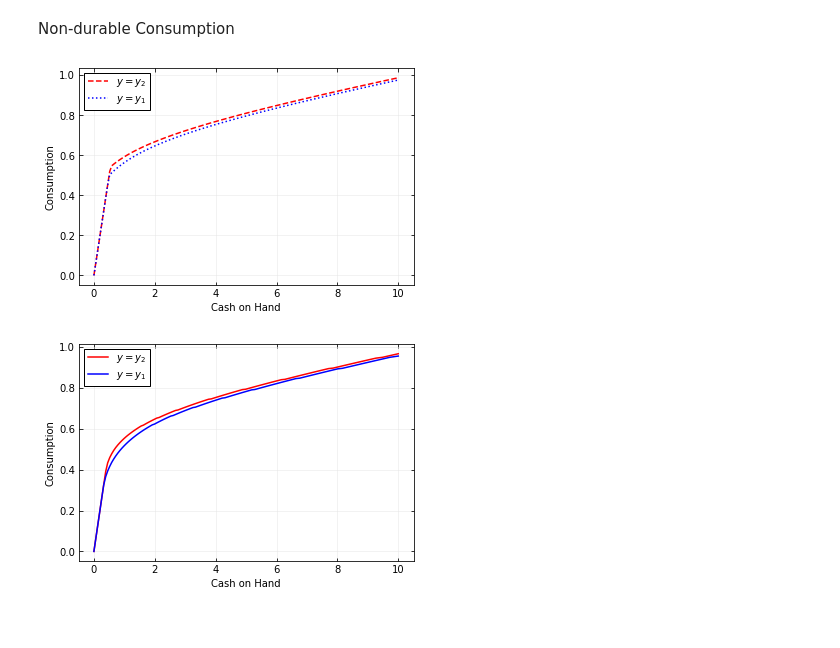
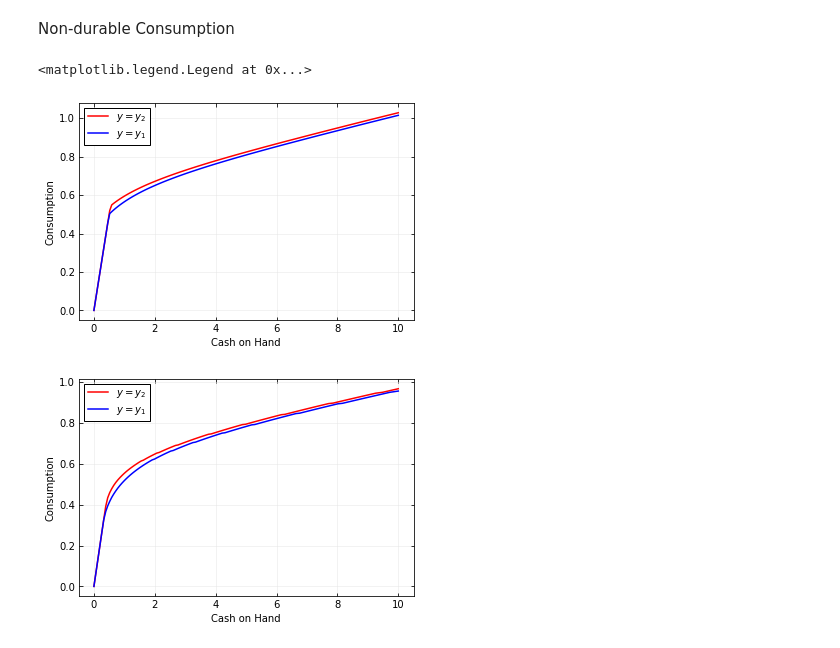
Before and after one commit to madsankern/MA_thesis, a Jupyter notebook: 00 - Stationary.ipynb, the cells around one changed output. Drawn from its saved outputs; the diff is of its cells as text; code cells hidden in the pictures.

```diff
--- a/00 - Illustrate.ipynb
+++ b/00 - Stationary.ipynb
@@ -143,23 +144,24 @@ Non-durable Consumption
 # %%
 # Initialize the figure
 fig = plt.figure(figsize=(6,4))
 ax = fig.add_subplot(1,1,1)
 
 # Plot the avalanche sizes
-ax.plot(model.par.grid_m, model.sol.c_keep[0,0,1,5,:], linestyle = '--', color = 'red', linewidth = '1.5', label = r'$y=y_2$')
-ax.plot(model.par.grid_m, model.sol.c_keep[0,0,0,5,:], linestyle = ':', color = 'blue', linewidth = '1.5', label = r'$y=y_1$')
+ax.plot(model.par.grid_m, model.sol.c_keep[0,0,1,5,:], color = 'red', linewidth = '1.5', label = r'$y=y_2$')
+ax.plot(model.par.grid_m, model.sol.c_keep[0,0,0,5,:], color = 'blue', linewidth = '1.5', label = r'$y=y_1$')
 
 # Plot setting
 ax.set_xlabel('Cash on Hand')
 ax.set_ylabel('Consumption')
 
 ax.grid(visible=True, which = 'major', linestyle='-', linewidth=0.5, color='0.9')
 ax.tick_params(axis='both',bottom=True,top=True,left=True,right=True,direction='in',which='both')
 ax.legend(frameon = True, edgecolor = 'k', facecolor = 'white', framealpha=1, fancybox=False)
 
-plt.savefig('../../tex/figs/c_keep.pdf')
+# plt.savefig('../../tex/figs/c_keep.pdf')
 # %% [output]
+<matplotlib.legend.Legend at 0x...>
-[figure, old version]
+[figure, new version]
 # %%
 # Initialize the figure
 fig = plt.figure(figsize=(6,4))
```
Also changed, not shown: parts of 6 cells of this notebook.
